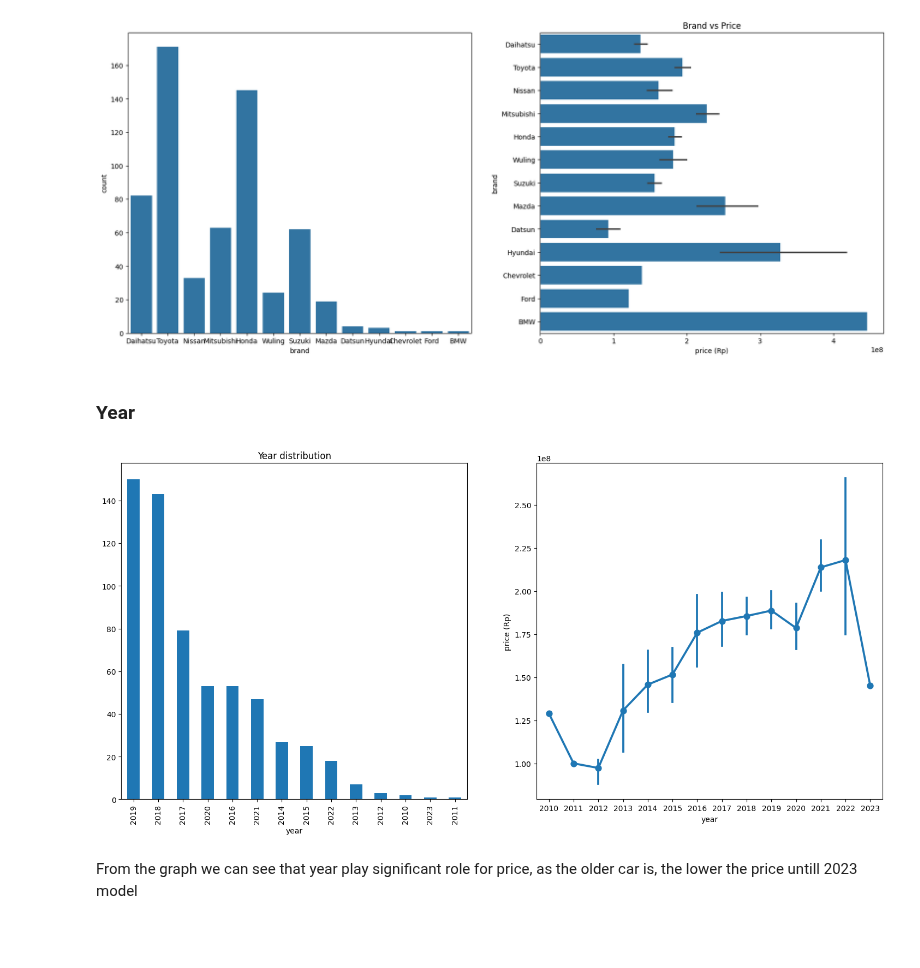
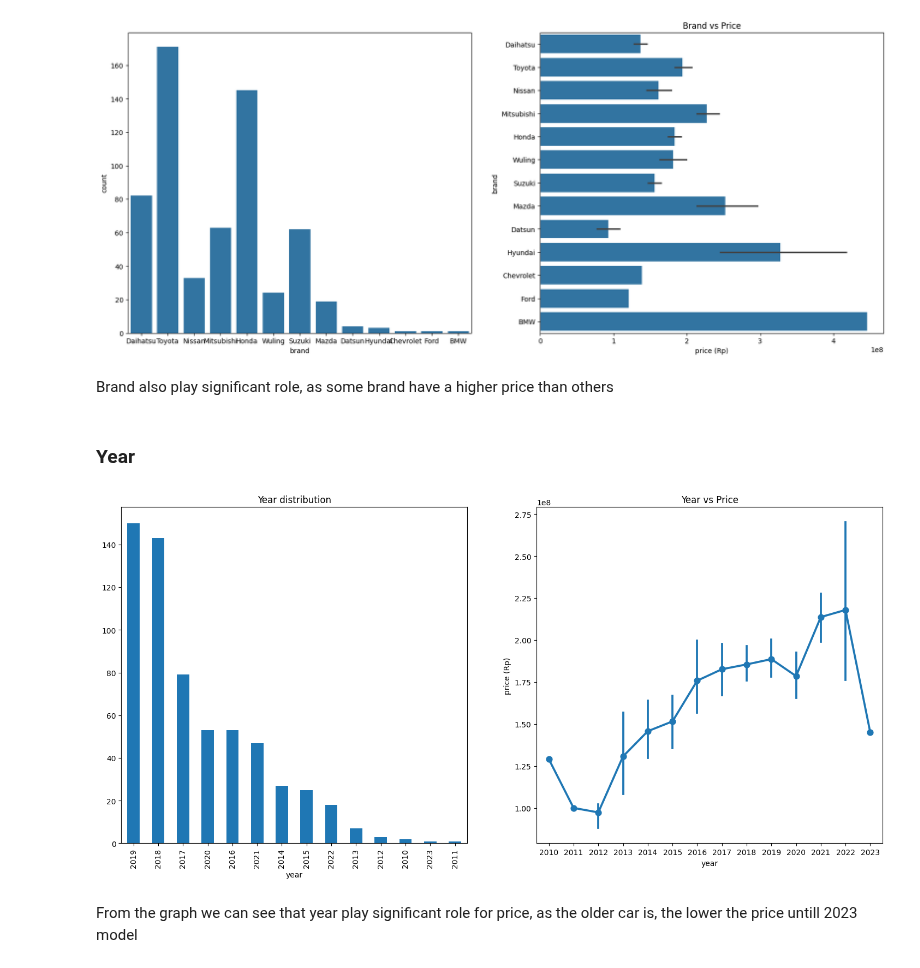
Before and after one commit to JonathanSuryaS/AOL---Machine-Learning, a Jupyter notebook: car.ipynb, the cells around one changed output. Saved outputs shown, nothing was run; the diff lists cells and outputs as text; code cells hidden in the pictures; blank space fills up the shorter version.

```diff
--- a/car.ipynb
+++ b/car.ipynb
@@ -130,17 +130,19 @@ plt.title('Brand vs Price')
 plt.show()
 # %% [output]
 [figure]
+# %% [markdown]
+Brand also play significant role, as some brand have a higher price than others
 # %% [markdown]
 ### Year
 # %%
 fig, ax = plt.subplots(1, 2, figsize = (18, 8))
 data['year'].value_counts().plot(kind = 'bar', ax = ax[0])
 ax[0].set_title('Year distribution')
 sns.pointplot(data = data, x = 'year', y = 'price (Rp)')
-ax[1].set_title('')
+ax[1].set_title('Year vs Price')
 plt.show()
 # %% [output]
-[figure, old version]
+[figure, new version]
 # %% [markdown]
 From the graph we can see that year play significant role for price, as the older car is, the lower the price untill 2023 model
 # %% [markdown]
```
Also changed, not shown: parts of 2 cells of this notebook.
